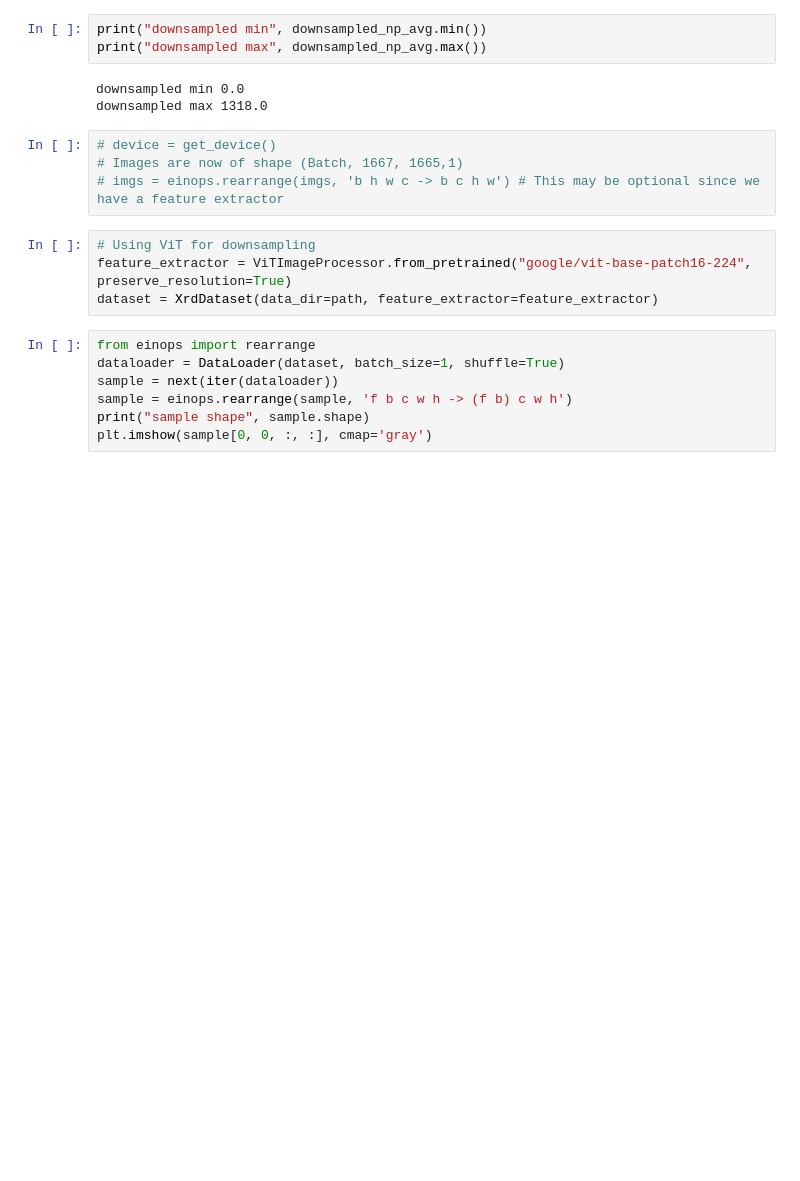
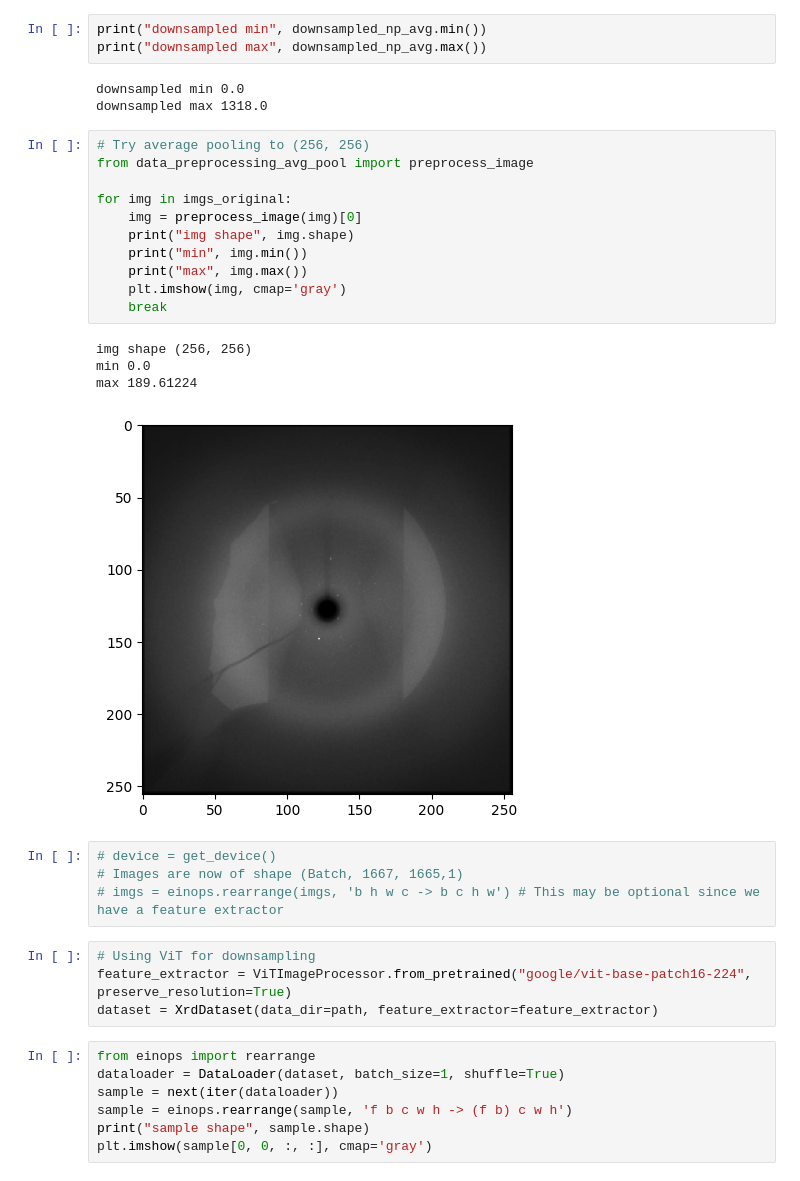
Before and after one commit to jmunetong/autoregression, a Jupyter notebook: xplore.ipynb, the cells around one changed output. Drawn from its saved outputs; the diff is of its cells as text; blank space fills up the shorter version.

Commit message:
Modified data_processing file

```diff
--- a/xplore.ipynb
+++ b/xplore.ipynb
@@ -101,6 +109,22 @@ print("downsampled max", downsampled_np_avg.max())
 # %% [output]
 downsampled min 0.0
 downsampled max 1318.0
+# %%
+# Try average pooling to (256, 256)
+from data_preprocessing_avg_pool import preprocess_image
+
+for img in imgs_original:
+    img = preprocess_image(img)[0]
+    print("img shape", img.shape)
+    print("min", img.min())
+    print("max", img.max())
+    plt.imshow(img, cmap='gray')
+    break
+# %% [output]
+img shape (256, 256)
+min 0.0
+max 189.61224
+[figure, added]
 # %%
 # device = get_device()
 # Images are now of shape (Batch, 1667, 1665,1)
```
Also changed, not shown: parts of 3 cells of this notebook, 1 other file.
